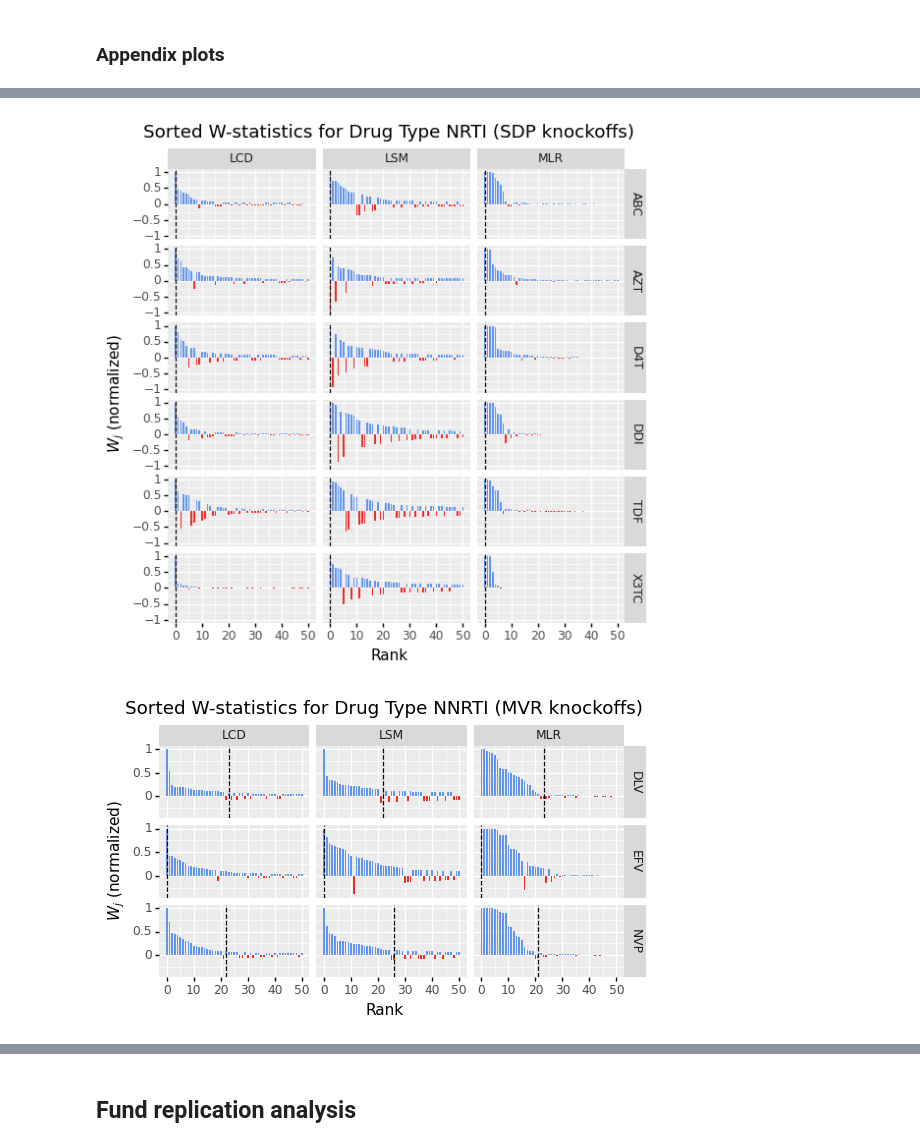
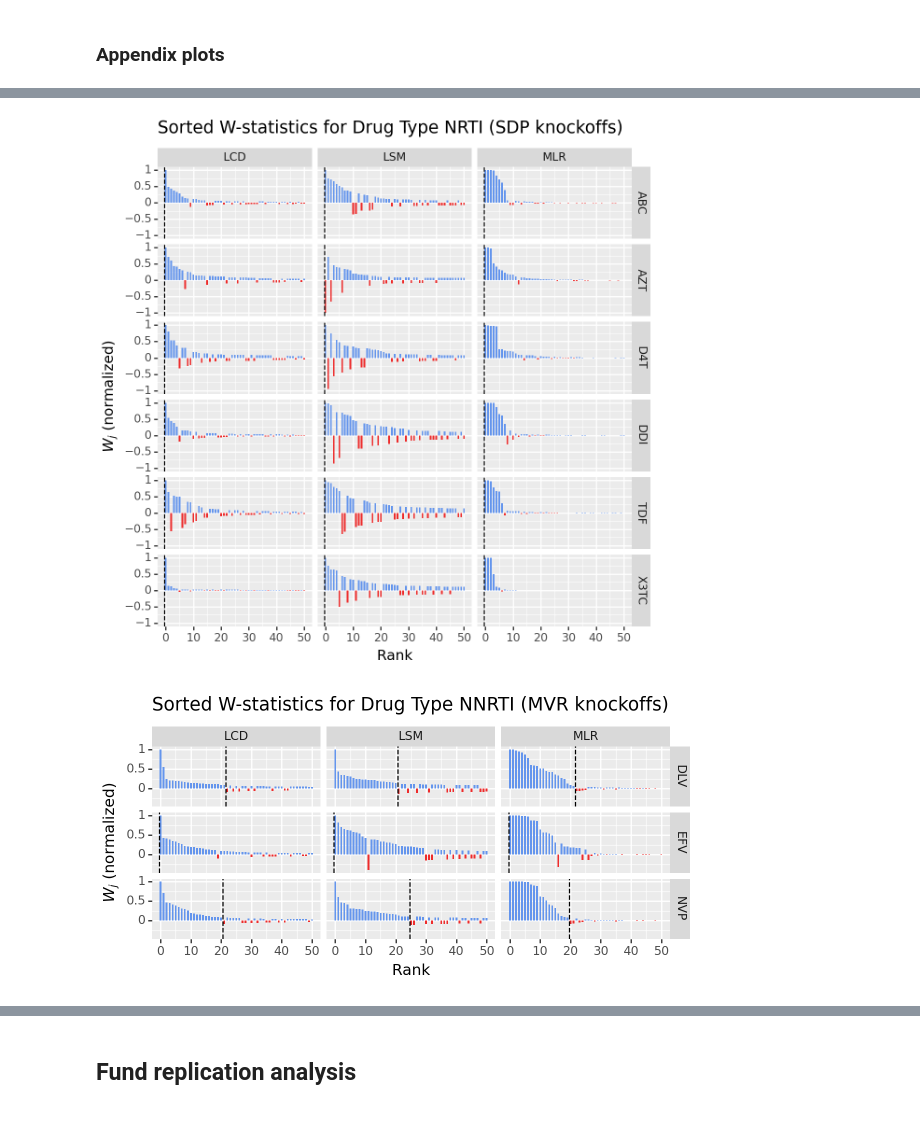
Before and after one commit to amspector100/mlr_knockoff_paper, a Jupyter notebook: final-plots/final_plots.ipynb, the cells around one changed output, grey strips where cells are left out. Drawn from its saved outputs; the diff is of its cells as text; code cells hidden in the pictures; blank space fills up the shorter version.

```diff
--- a/final-plots/final_plots.ipynb
+++ b/final-plots/final_plots.ipynb
@@ -61,0 +78,24 @@ def seqstep_plot(W, fdr=0.1, beta=None):
+# %%
+def compute_Tdf(Wdf, fdr=0.05):
+    """Thresholds for plots for HIV data"""
+    Tdf = []
+    for knockoff_type in Wdf['knockoff_type'].unique():
+        for fstat in Wdf['fstat'].unique():
+            for drug in Wdf['drug'].unique():
+                for drug_type in Wdf['drug_type'].unique():
+                    subWdf = Wdf.loc[
+                        (Wdf['fstat'] == fstat) &
+                        (Wdf['drug_type'] == drug_type) &
+                        (Wdf['drug'] == drug)
+                    ]
+                    if len(subWdf) > 0:
+                        subW = subWdf['W'].values
+                        thresh = knockpy.knockoff_stats.data_dependent_threshhold(subW, fdr=fdr)
+                        rank = np.argmax(np.abs(subW) < thresh) - 1/3
+                        Tdf.append(
+                            [fstat, knockoff_type, drug_type, drug, rank, ' -', thresh]
+                        )
+    return pd.DataFrame(
+        Tdf,
+        columns=['fstat', 'knockoff_type', 'drug_type', 'drug', 'rank', 'sign(W)', 'thresh']
+    )
@@ -639,12 +720,10 @@ drug_type = 'PI'
 drug = 'IDV'
 
 Wdf = pd.read_csv("../real_data/hiv_data/results/W_sorted.csv")
-Tdf = pd.read_csv("../real_data/hiv_data/results/thresholds.csv")
 Wdf = Wdf.loc[(Wdf['drug'] == drug) & (Wdf['knockoff_type'] == 'sdp')]
 Wdf['sign(W)'] = (Wdf['W'] > 0).apply(lambda x: '+' if x else ' -')
-Tdf = Tdf.loc[(Tdf['drug'] == drug) & (Tdf['knockoff_type'] == 'sdp')]
-Tdf['sign(W)'] = ' -'
-
+# Thresholds for plotting
+Tdf = compute_Tdf(Wdf)
 
 arrows = pd.DataFrame(columns=['rank', 'W', 'fstat'])
 arrows['rank'] = [10, 2, 11, 3, 42, 42]
@@ -692,10 +771,9 @@ g = (ggplot(
   )
   + scale_color_manual(values=('#ee2c2c', 'cornflowerblue'))
   + scale_fill_manual(values=('#ee2c2c', 'cornflowerblue'))
-  + theme(figure_size=(6,1.5))
+  + theme(figure_size=(6,2))
 )
 print(g)
-#g.save("section2/wstat_plot_hiv.png", dpi=500)
-g += theme(figure_size=(6,3))
+g.save("section2/wstat_plot_hiv.png", dpi=500)
 #g.save("presentation/section2/wstat_plot_hiv.png", dpi=500)
 # %% [output]
@@ -816,13 +894,12 @@ Lasso coeffs 0.0 0.2069167004872208
 ### Appendix plots
 # %%
 Wdf = pd.read_csv("../real_data/hiv_data/results/W_sorted.csv")
-Tdf = pd.read_csv("../real_data/hiv_data/results/thresholds.csv")
 Wdf['sign(W)'] = Wdf['W'] <= 0
 
 for drug_type in Wdf['drug_type'].unique():
     for S_method in ["mvr", "sdp"]:
         subset = Wdf.loc[(Wdf['drug_type'] == drug_type) & (Wdf['knockoff_type'] == S_method)]
-        Tsubset = Tdf.loc[(Tdf['drug_type'] == drug_type) &(Tdf['knockoff_type'] == S_method)]
+        Tsubset = compute_Tdf(subset)
         ndrugs = subset['drug'].unique().shape[0]
         g = (ggplot(
             subset[subset['rank'] <= 50], aes(x='rank', y='W', fill='sign(W)')
@@ -847,6 +924,6 @@ for drug_type in Wdf['drug_type'].unique():
           + scale_fill_manual(values=('cornflowerblue', '#ee2c2c'))
           + theme(figure_size=(6,ndrugs))
         )
-        #g.save(f"section4/hiv_wstat_{drug_type}_{S_method}.png", dpi=500)
+        g.save(f"section4/hiv_wstat_{drug_type}_{S_method}.png", dpi=500)
         print(g)
 # %% [output]
@@ -856,2 +933,2 @@ for drug_type in Wdf['drug_type'].unique():
-[figure, old version]
+[figure, new version]
-[figure, old version]
+[figure, new version]
```
Also changed, not shown: parts of 13 cells of this notebook, 1 other file.
